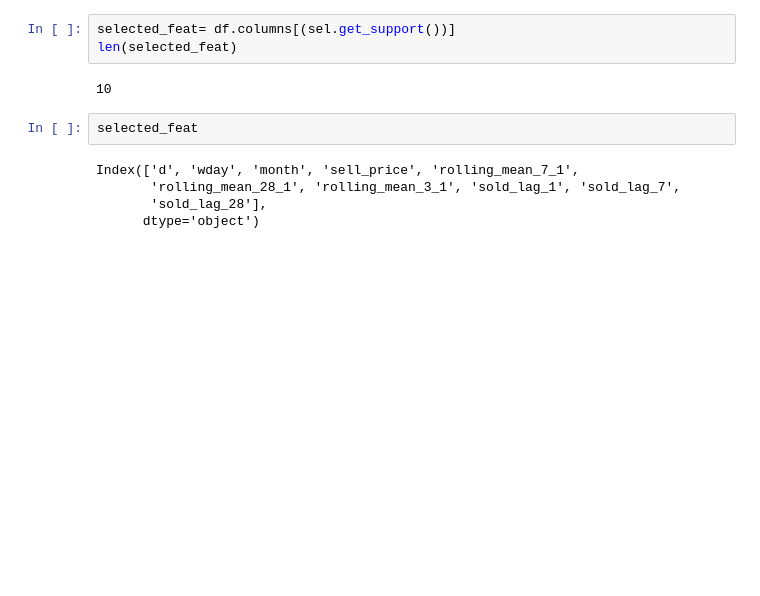
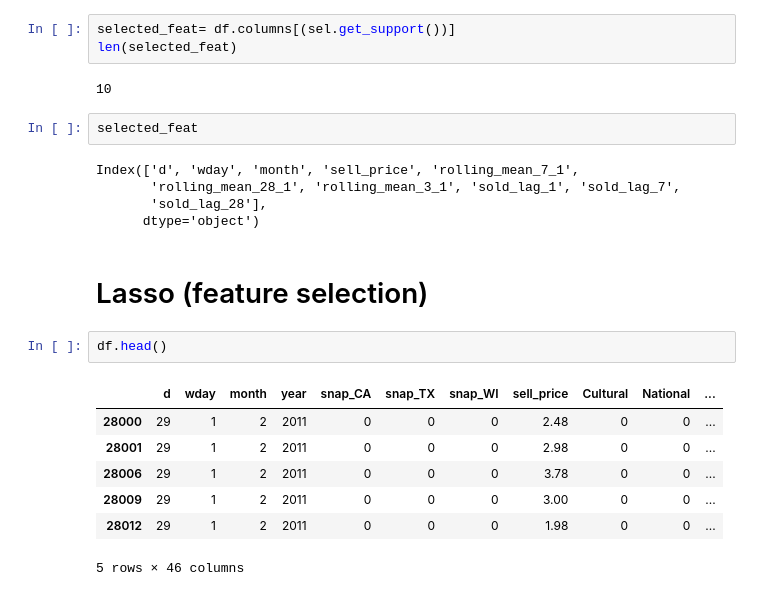
Before and after one commit to kanitjompuk40/GroupWork, a Jupyter notebook: AML/Decision_tree_feature_selection.ipynb, the cells around one changed output. Saved outputs shown, nothing was run; the diff lists cells and outputs as text; blank space fills up the shorter version.

```diff
--- a/AML/Decision_tree_feature_selection.ipynb
+++ b/AML/Decision_tree_feature_selection.ipynb
@@ -121,3 +121,15 @@ Index(['d', 'wday', 'month', 'sell_price', 'rolling_mean_7_1',
        'rolling_mean_28_1', 'rolling_mean_3_1', 'sold_lag_1', 'sold_lag_7',
        'sold_lag_28'],
       dtype='object')
+# %% [markdown]
+# Lasso (feature selection)
+# %%
+df.head()
+# %% [output]
+|  | d | wday | month | year | snap_CA | snap_TX | snap_WI | sell_price | Cultural | National | ... |
+| 28000 | 29 | 1 | 2 | 2011 | 0 | 0 | 0 | 2.48 | 0 | 0 | ... |
+| 28001 | 29 | 1 | 2 | 2011 | 0 | 0 | 0 | 2.98 | 0 | 0 | ... |
+| 28006 | 29 | 1 | 2 | 2011 | 0 | 0 | 0 | 3.78 | 0 | 0 | ... |
+| 28009 | 29 | 1 | 2 | 2011 | 0 | 0 | 0 | 3.00 | 0 | 0 | ... |
+| 28012 | 29 | 1 | 2 | 2011 | 0 | 0 | 0 | 1.98 | 0 | 0 | ... |
+5 rows × 46 columns
```
Also changed, not shown: parts of 7 cells of this notebook.
